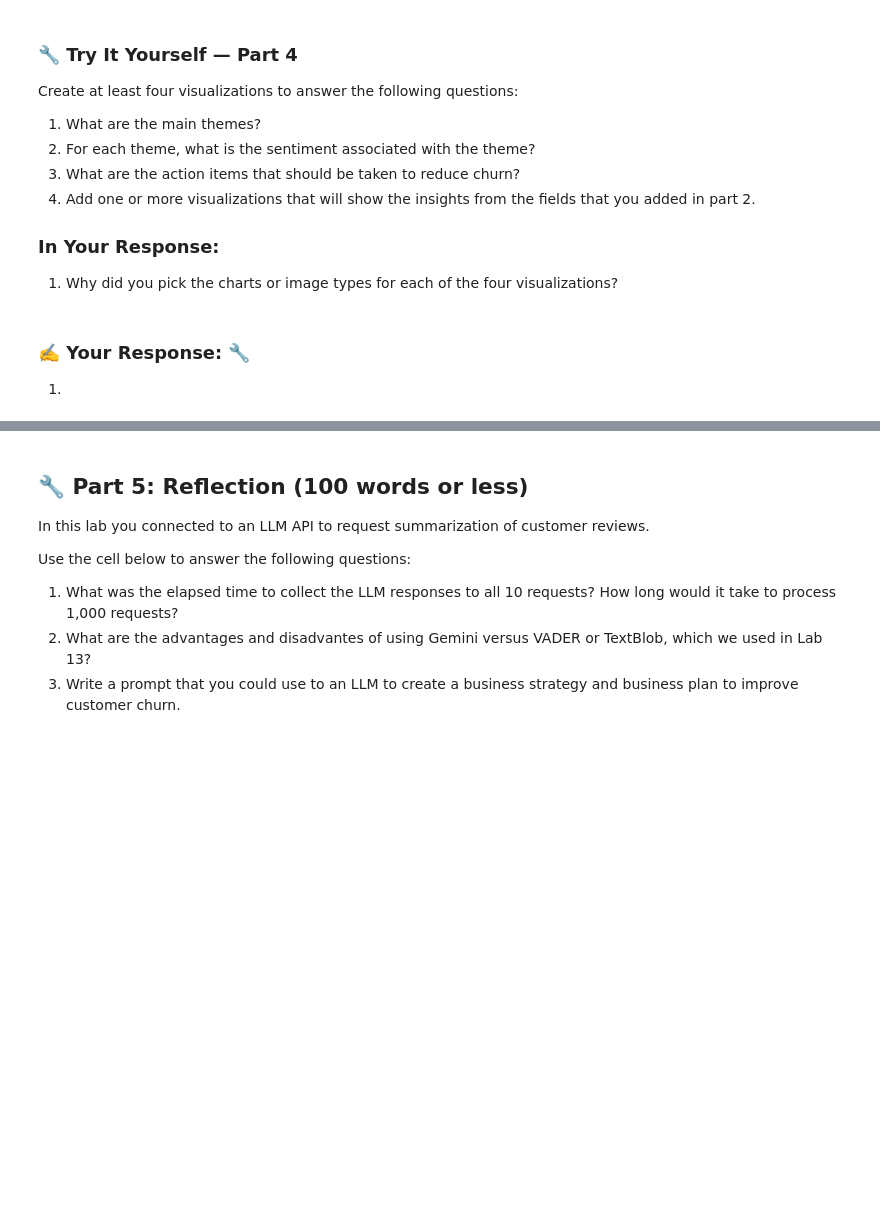
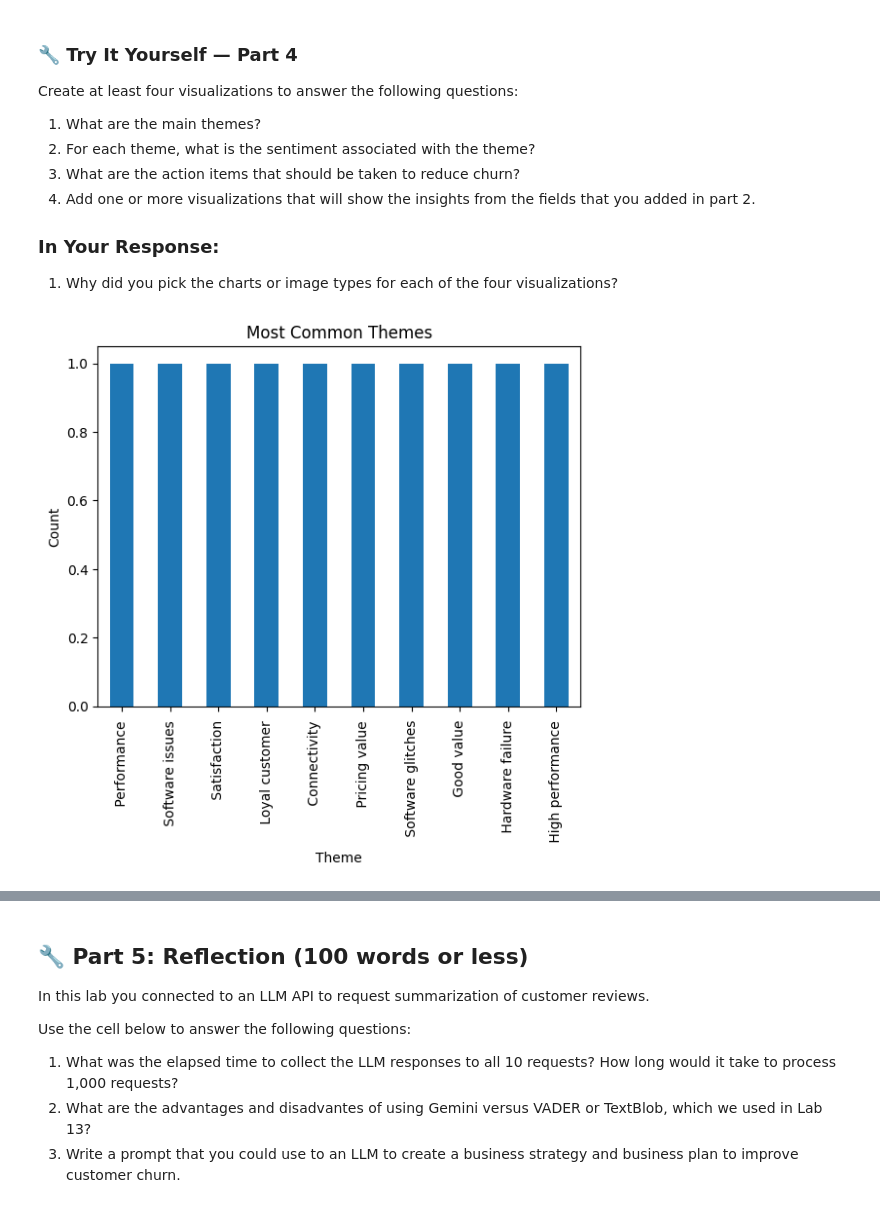
Before and after one commit to ekoshkaa/is_4487_base, a Jupyter notebook: Labs/lab_14_API.ipynb, the cells around one changed output, grey strips where cells are left out. Drawn from its saved outputs; the diff is of its cells as text; code cells hidden in the pictures; blank space fills up the shorter version.

```diff
--- a/Labs/lab_14_API.ipynb
+++ b/Labs/lab_14_API.ipynb
@@ -210,0 +177,16 @@ Ask Gemini to help you loop through the reviews, one by one, and format them int
+# %%
+simulated_outputs = [
+    "Positive | Performance | 28 | Maintain quality | 164 | 4",
+    "Mixed | Software issues | 34 | Fix software | 211 | 3",
+    "Very Positive | Satisfaction | 29 | Promote features | 178 | 5",
+    "Positive | Loyal customer | 35 | Reward loyalty | 224 | 4",
+    "Negative | Connectivity | 30 | Improve network | 197 | 2",
+    "Mixed | Pricing value | 33 | Adjust pricing | 179 | 3",
+    "Mixed | Software glitches | 30 | Improve support | 199 | 3",
+    "Positive | Good value | 24 | Continue pricing | 138 | 4",
+    "Very Negative | Hardware failure | 29 | Replace devices | 196 | 1",
+    "Very Positive | High performance | 29 | Promote model | 174 | 5"
+]
+
+results_df = pd.DataFrame(simulated_outputs, columns=["LLM_Output"])
+results_df.head()
@@ -230,3 +222,0 @@ Create at least four visualizations to answer the following questions:
-# %% [markdown]
-### ✍️ Your Response: 🔧
-1.
@@ -232,0 +225,14 @@ Create at least four visualizations to answer the following questions:
+# %%
+processed = results_df["LLM_Output"].str.split("|", expand=True)
+processed.columns = ["Sentiment", "Theme", "Word Count", "Suggested Action", "Character Count", "Star Score"]
+
+processed["Character Count"] = processed["Character Count"].astype(int)
+processed["Star Score"] = processed["Star Score"].astype(int)
+# %%
+processed["Theme"].value_counts().plot(kind="bar")
+plt.title("Most Common Themes")
+plt.xlabel("Theme")
+plt.ylabel("Count")
+plt.show()
+# %% [output]
+[figure, added]
```
Also changed, not shown: parts of 16 cells of this notebook.
